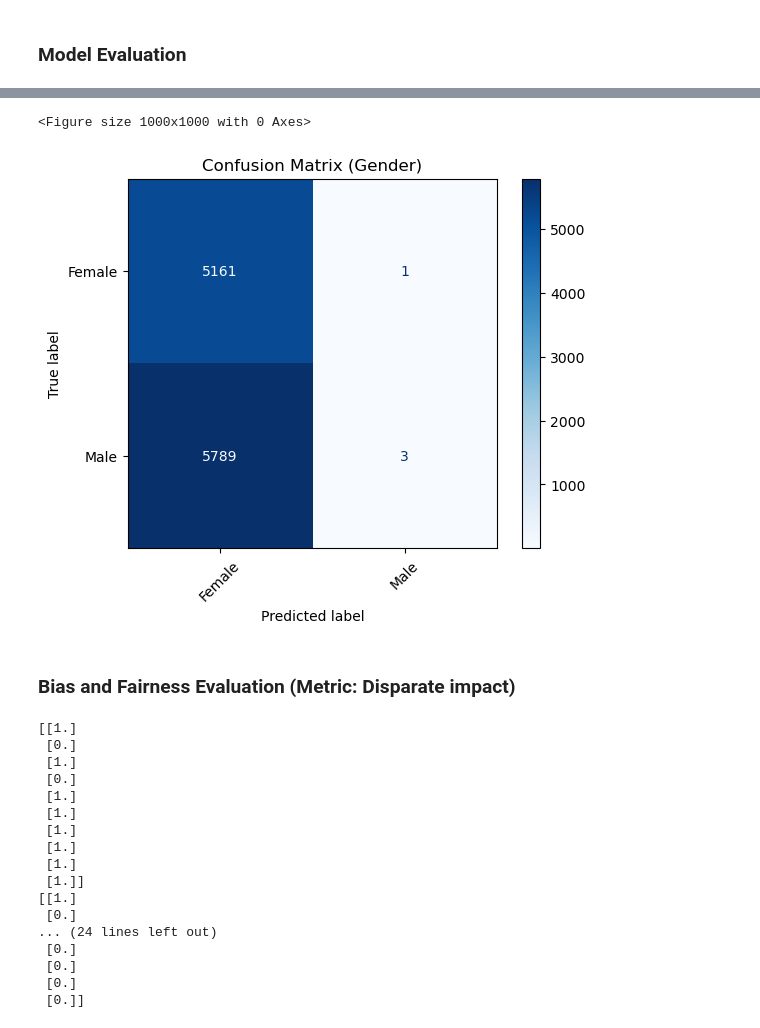
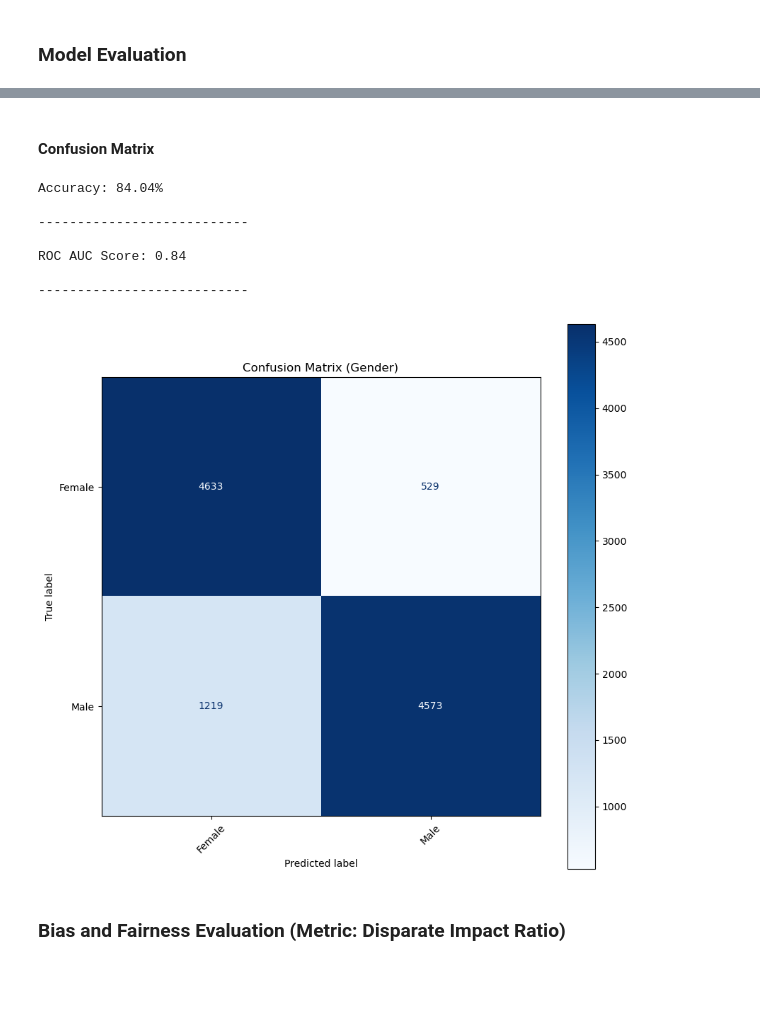
Before and after one commit to samswain2/MSiA-SQ, a Jupyter notebook: MSiA 432/01_homeworks/03_hw/03_hw.ipynb, the cells around one changed output, grey strips where cells are left out. Saved outputs shown, nothing was run; the diff lists cells and outputs as text; code cells hidden in the pictures; blank space fills up the shorter version.

```diff
--- a/MSiA 432/01_homeworks/03_hw/03_hw.ipynb
+++ b/MSiA 432/01_homeworks/03_hw/03_hw.ipynb
@@ -895,7 +936,7 @@ def create_model(input_shape, num_classes, regs):
 
     ], name="Q2_Custom_CNN")
 
-    model.compile(optimizer=optimizer, loss=loss, metrics=metrics)
+    model.compile(optimizer=fair_face_hyperparams["optimizer"], loss=fair_face_hyperparams["loss"], metrics=fair_face_hyperparams["metrics"])
 
     return model
 
@@ -924,11 +965,11 @@ In conclusion, the architecture is suitable for gender classification as it is a
 # %%
 # Train CNN from scratch
 history = model.fit(
-    train_generator,
-    steps_per_epoch=train_generator.n // train_generator.batch_size,
+    train_generator_q4,
+    steps_per_epoch=train_generator_q4.n // train_generator_q4.batch_size,
     epochs=fair_face_hyperparams["epochs"],
-    validation_data=val_generator,
-    validation_steps=val_generator.n // val_generator.batch_size,
+    validation_data=val_generator_q4,
+    validation_steps=val_generator_q4.n // val_generator_q4.batch_size,
     verbose = 1
 )
 # %% [output]
@@ -938,8 +994,11 @@ KeyboardInterrupt:
 ### Model Evaluation
 # %%
 # Get the true labels
-true_labels = val_generator.classes
+true_labels = val_generator_q4.classes
 
 # Predict probabilities for each class
-predictions_prob = model.predict(val_generator)
+predictions_prob = model.predict(val_generator_q4)
+
+# Get the class with highest probability for each sample
+predicted_labels = np.argmax(predictions_prob, axis=1)
 # %% [output]
@@ -953,39 +1006,43 @@ cm = confusion_matrix(true_labels, predicted_labels)
+# %% [markdown]
+#### Confusion Matrix
 # %%
+# Calculate Accuracy
+accuracy = accuracy_score(true_labels, predicted_labels)
+print(f'Accuracy: {accuracy*100:.2f}%')
+print("\n---------------------------\n")
+
+# Calculate ROC AUC
+roc_auc = roc_auc_score(true_labels, predicted_labels)
+print(f'ROC AUC Score: {roc_auc:.2f}')
+print("\n---------------------------\n")
+
+# Generate the confusion matrix
+cm = confusion_matrix(true_labels, predicted_labels)
+
 # Display the confusion matrix
-disp = ConfusionMatrixDisplay(confusion_matrix=cm, display_labels=val_generator.class_indices.keys())
-plt.figure(figsize=(10,10))
-disp.plot(cmap=plt.cm.Blues)
+disp = ConfusionMatrixDisplay(confusion_matrix=cm, display_labels=val_generator_q4.class_indices.keys())
+
+# Create a new figure and set its size
+fig, ax = plt.subplots(figsize=(10, 10))
+
+# Plot the confusion matrix on the created axes
+disp.plot(cmap=plt.cm.Blues, ax=ax)
 plt.title("Confusion Matrix (Gender)")
 plt.xticks(rotation=45)
+
+# Show the figure
 plt.show()
 # %% [output]
-<Figure size 1000x1000 with 0 Axes>
+Accuracy: 84.04%
+
+---------------------------
+
+ROC AUC Score: 0.84
+
+---------------------------
-[figure, old version]
+[figure, new version]
 # %% [markdown]
-### Bias and Fairness Evaluation (Metric: Disparate impact)
+### Bias and Fairness Evaluation (Metric: Disparate Impact Ratio)
-# %%
-print(dataset_actual.features[:10])
-print(dataset_pred.features[:10])
-print(dataset_actual.labels[:10])
-print(dataset_pred.labels[:10])
-# %% [output]
-[[1.]
- [0.]
- [1.]
- [0.]
- [1.]
- [1.]
- [1.]
- [1.]
- [1.]
- [1.]]
-[[1.]
- [0.]
-... (24 lines left out)
- [0.]
- [0.]
- [0.]
- [0.]]
 # %%
 # define privileged and unprivileged groups
 privileged_groups = [{'gender': 1}]
```
Also changed, not shown: parts of 23 cells of this notebook.
